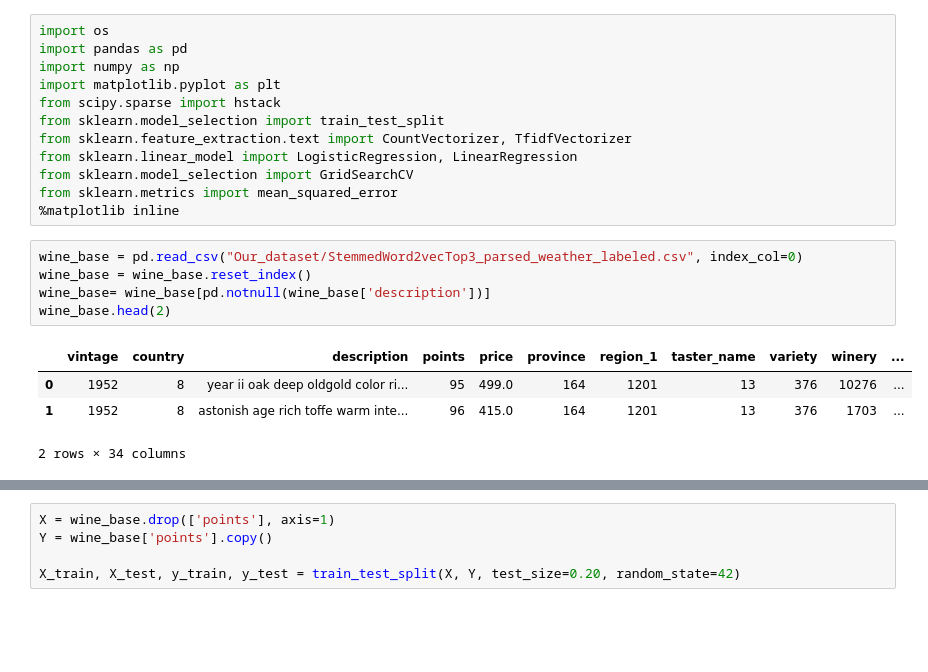
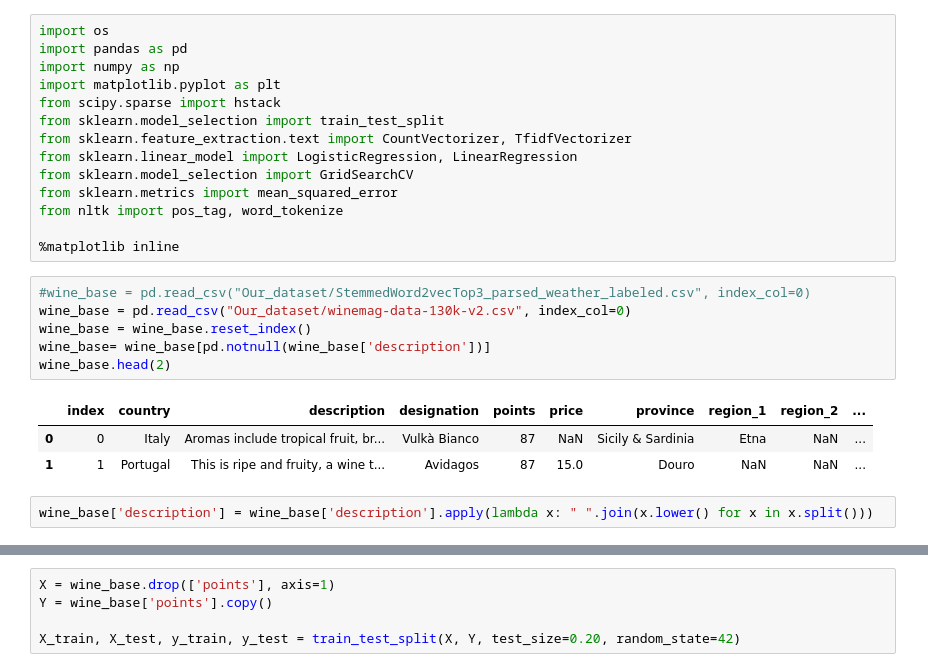
Before and after one commit to burlamix/How_it_taste, a Jupyter notebook: FinalProcess/make_prediction.ipynb, the cells around one changed output, grey strips where cells are left out. Saved outputs shown, nothing was run; the diff lists cells and outputs as text; blank space fills up the shorter version.

```diff
--- a/FinalProcess/make_prediction.ipynb
+++ b/FinalProcess/make_prediction.ipynb
@@ -9,14 +9,18 @@ from sklearn.feature_extraction.text import CountVectorizer, TfidfVectorizer
 from sklearn.linear_model import LogisticRegression, LinearRegression
 from sklearn.model_selection import GridSearchCV
 from sklearn.metrics import mean_squared_error
+from nltk import pos_tag, word_tokenize
+
 %matplotlib inline
 # %%
-wine_base = pd.read_csv("Our_dataset/StemmedWord2vecTop3_parsed_weather_labeled.csv", index_col=0)
+#wine_base = pd.read_csv("Our_dataset/StemmedWord2vecTop3_parsed_weather_labeled.csv", index_col=0)
+wine_base = pd.read_csv("Our_dataset/winemag-data-130k-v2.csv", index_col=0)
 wine_base = wine_base.reset_index()
 wine_base= wine_base[pd.notnull(wine_base['description'])]
 wine_base.head(2)
 # %% [output]
-|  | vintage | country | description | points | price | province | region_1 | taster_name | variety | winery | ... |
-| 0 | 1952 | 8 | year ii oak deep oldgold color ri... | 95 | 499.0 | 164 | 1201 | 13 | 376 | 10276 | ... |
-| 1 | 1952 | 8 | astonish age rich toffe warm inte... | 96 | 415.0 | 164 | 1201 | 13 | 376 | 1703 | ... |
+|  | index | country | description | designation | points | price | province | region_1 | region_2 | ... |
+| 0 | 0 | Italy | Aromas include tropical fruit, br... | Vulkà Bianco | 87 | NaN | Sicily & Sardinia | Etna | NaN | ... |
+| 1 | 1 | Portugal | This is ripe and fruity, a wine t... | Avidagos | 87 | 15.0 | Douro | NaN | NaN | ... |
-2 rows × 34 columns
+# %%
+wine_base['description'] = wine_base['description'].apply(lambda x: " ".join(x.lower() for x in x.split()))
```
Also changed, not shown: parts of 11 cells of this notebook.
